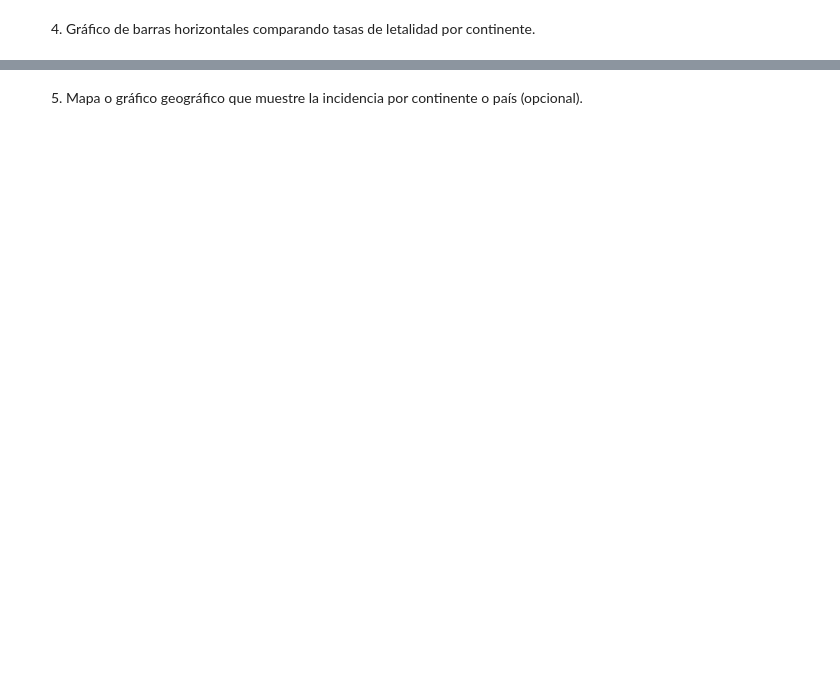
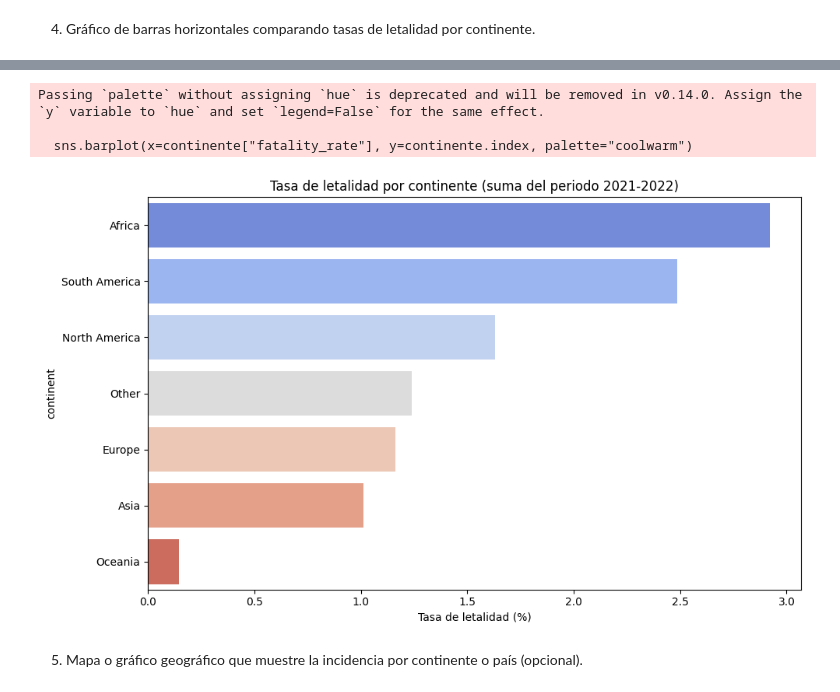
Before and after one commit to chileanpete/PROYECTO_SEMESTRAL_GESTION, a Jupyter notebook: 03_visualizaciones.ipynb, the cells around one changed output, grey strips where cells are left out. Cells and saved outputs as stored; diff of their text form; code cells hidden in the pictures; blank space fills up the shorter version.

```diff
--- a/03_visualizaciones.ipynb
+++ b/03_visualizaciones.ipynb
@@ -175,2 +193,32 @@ dtype: float64
+# %%
+# Asignar continentes mediante un diccionario básico
+continent_map = {
+    "United States":"North America","Canada":"North America","Mexico":"North America",
+    "Brazil":"South America","Argentina":"South America","Chile":"South America","Colombia":"South America","Peru":"South America",
+    "United Kingdom":"Europe","France":"Europe","Germany":"Europe","Italy":"Europe","Spain":"Europe","Russia":"Europe",
+    "India":"Asia","China":"Asia","Japan":"Asia","South Korea":"Asia","Turkey":"Asia",
+    "Australia":"Oceania","New Zealand":"Oceania",
+    "South Africa":"Africa","Nigeria":"Africa","Egypt":"Africa"
+}
+
+# crear columna continent
+DF2021_2022["continent"] = DF2021_2022["country_region"].map(continent_map).fillna("Other")
+
+# calcular tasa de letalidad promedio por continente (usar sum de deaths/sum of confirmed para mayor robustez)
+continente = DF2021_2022.groupby("continent").agg({"deaths":"sum","confirmed":"sum"})
+continente["fatality_rate"] = np.where(continente["confirmed"]>0, continente["deaths"]/continente["confirmed"]*100, np.nan)
+continente = continente.sort_values("fatality_rate", ascending=False)
+
+plt.figure(figsize=(10,6))
+sns.barplot(x=continente["fatality_rate"], y=continente.index, palette="coolwarm")
+plt.xlabel("Tasa de letalidad (%)")
+plt.title("Tasa de letalidad por continente (suma del periodo 2021-2022)")
+plt.tight_layout()
+plt.show()
+# %% [output]
+Passing `palette` without assigning `hue` is deprecated and will be removed in v0.14.0. Assign the `y` variable to `hue` and set `legend=False` for the same effect.
+
+  sns.barplot(x=continente["fatality_rate"], y=continente.index, palette="coolwarm")
+[figure, added]
 # %% [markdown]
 5. Mapa o gráfico geográfico que muestre la incidencia por continente o país (opcional).
```
Also changed, not shown: parts of 10 cells of this notebook.
